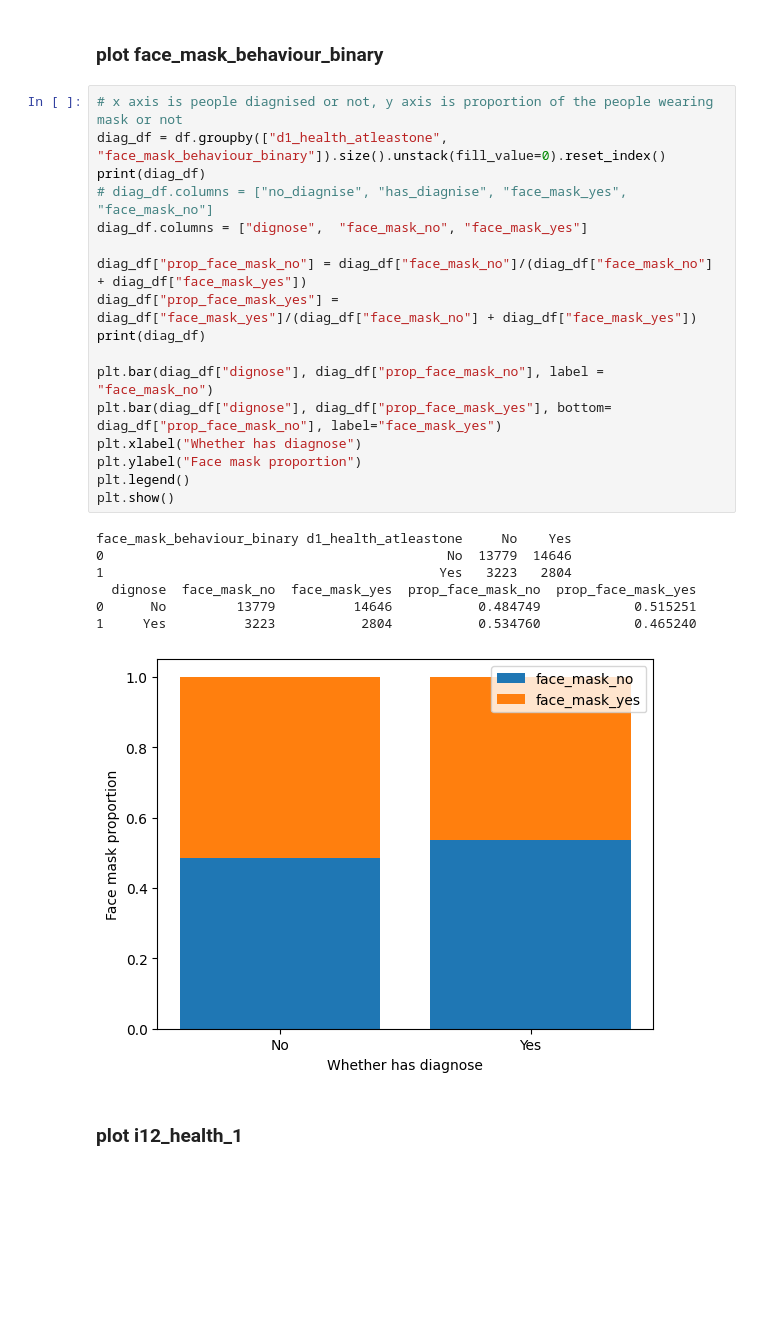
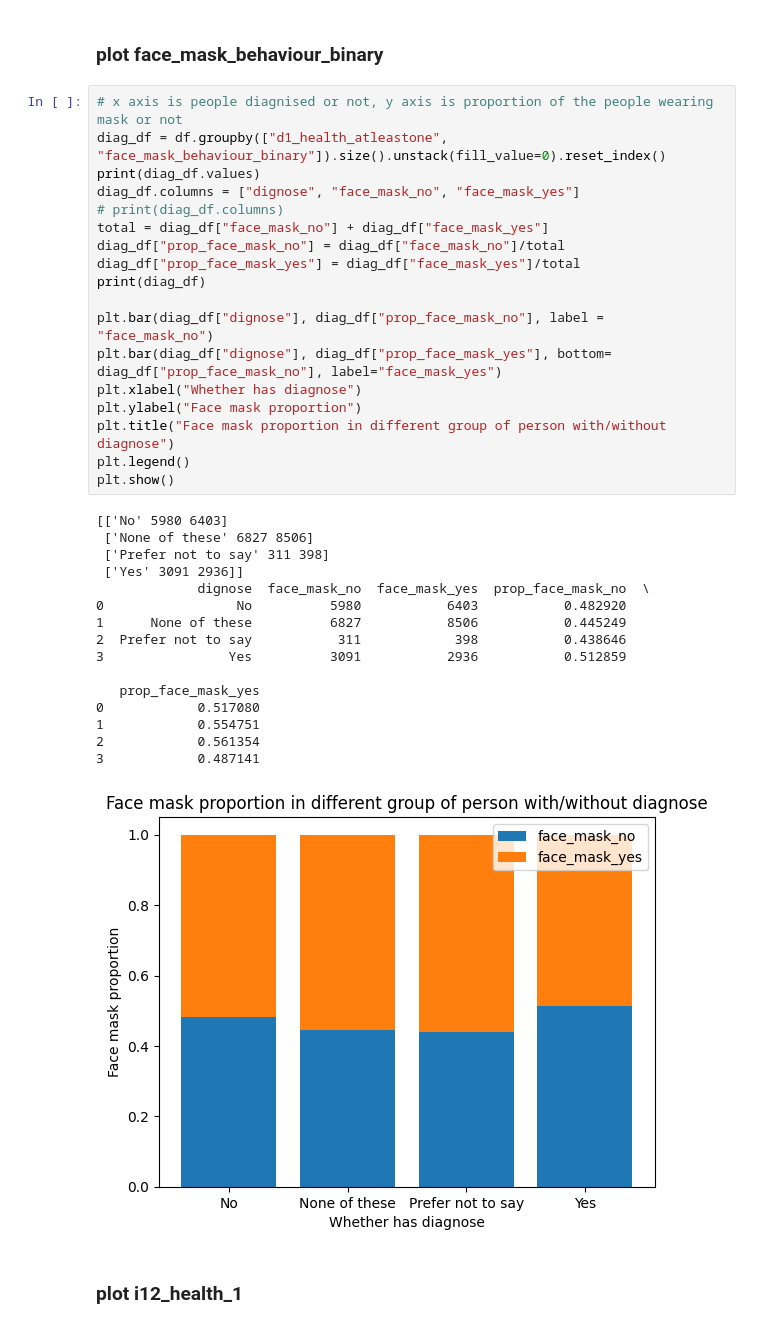
Before and after one commit to Matthew-Ryan1995/face_mask_predictors, a Jupyter notebook: help_function/explore_threshold.ipynb, the cells around one changed output. Cells and saved outputs as stored; diff of their text form; blank space fills up the shorter version.

```diff
--- a/help_function/explore_threshold.ipynb
+++ b/help_function/explore_threshold.ipynb
@@ -839,28 +765,38 @@ Name: count, dtype: int64
 # %%
 # x axis is people diagnised or not, y axis is proportion of the people wearing mask or not
 diag_df = df.groupby(["d1_health_atleastone", "face_mask_behaviour_binary"]).size().unstack(fill_value=0).reset_index()
-print(diag_df)
-# diag_df.columns = ["no_diagnise", "has_diagnise", "face_mask_yes", "face_mask_no"]
-diag_df.columns = ["dignose",  "face_mask_no", "face_mask_yes"]
-
-diag_df["prop_face_mask_no"] = diag_df["face_mask_no"]/(diag_df["face_mask_no"] + diag_df["face_mask_yes"])
-diag_df["prop_face_mask_yes"] = diag_df["face_mask_yes"]/(diag_df["face_mask_no"] + diag_df["face_mask_yes"])
+print(diag_df.values)
+diag_df.columns = ["dignose", "face_mask_no", "face_mask_yes"]
+# print(diag_df.columns)
+total = diag_df["face_mask_no"] + diag_df["face_mask_yes"]
+diag_df["prop_face_mask_no"] = diag_df["face_mask_no"]/total
+diag_df["prop_face_mask_yes"] = diag_df["face_mask_yes"]/total
 print(diag_df)
 
 plt.bar(diag_df["dignose"], diag_df["prop_face_mask_no"], label = "face_mask_no")
 plt.bar(diag_df["dignose"], diag_df["prop_face_mask_yes"], bottom= diag_df["prop_face_mask_no"], label="face_mask_yes")
 plt.xlabel("Whether has diagnose")
 plt.ylabel("Face mask proportion")
+plt.title("Face mask proportion in different group of person with/without diagnose")
 plt.legend()
 plt.show()
 # %% [output]
-face_mask_behaviour_binary d1_health_atleastone     No    Yes
-0                                            No  13779  14646
-1                                           Yes   3223   2804
-  dignose  face_mask_no  face_mask_yes  prop_face_mask_no  prop_face_mask_yes
-0      No         13779          14646           0.484749            0.515251
-1     Yes          3223           2804           0.534760            0.465240
+[['No' 5980 6403]
+ ['None of these' 6827 8506]
+ ['Prefer not to say' 311 398]
+ ['Yes' 3091 2936]]
+             dignose  face_mask_no  face_mask_yes  prop_face_mask_no  \
+0                 No          5980           6403           0.482920
+1      None of these          6827           8506           0.445249
+2  Prefer not to say           311            398           0.438646
+3                Yes          3091           2936           0.512859
+
+   prop_face_mask_yes
+0            0.517080
+1            0.554751
+2            0.561354
+3            0.487141
-[figure, old version]
+[figure, new version]
 # %% [markdown]
 ### plot i12_health_1
 # %%
```
Also changed, not shown: parts of 8 cells of this notebook, 5 other files.
